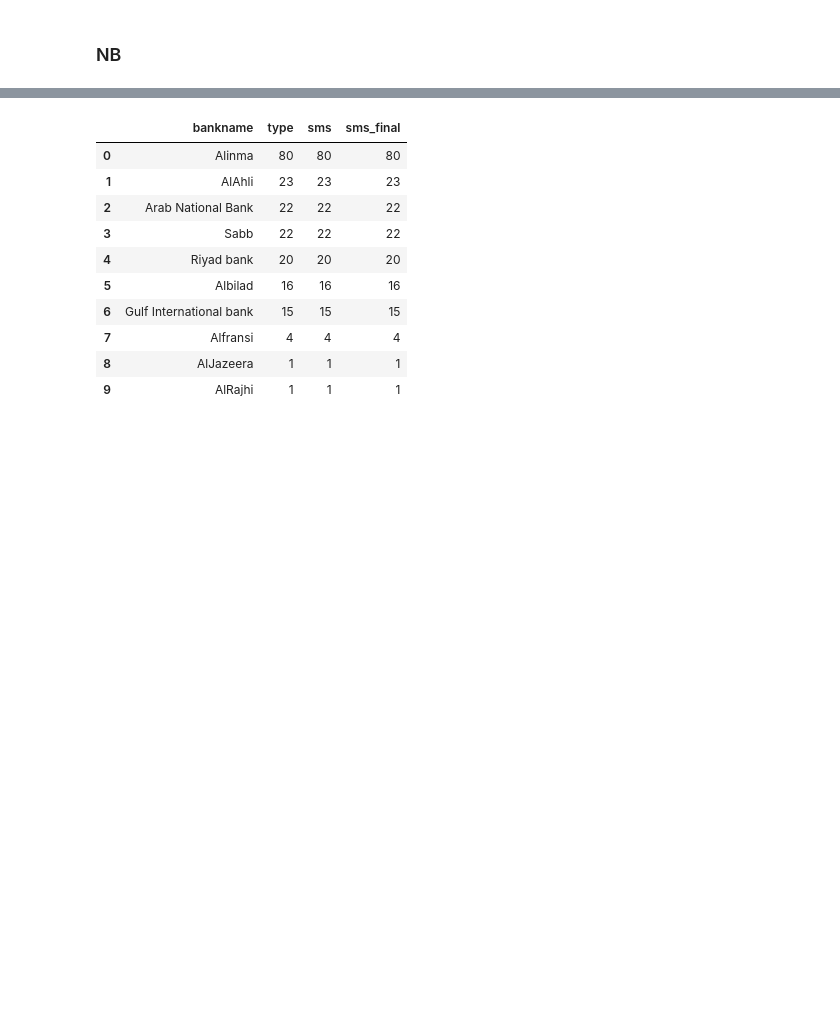
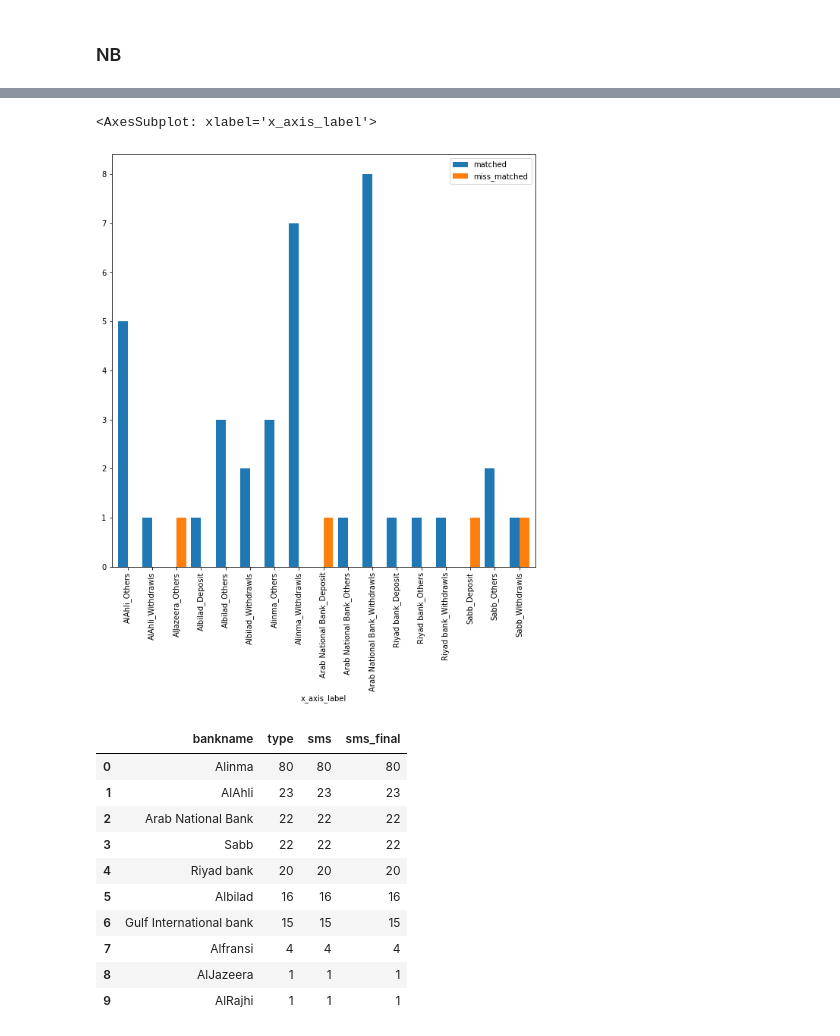
Before and after one commit to AlOmair-Batool/Khazna, a Jupyter notebook: Transactions [SVM Model] [Multiclass].ipynb, the cells around one changed output, grey strips where cells are left out. Cells and saved outputs as stored; diff of their text form; code cells hidden in the pictures; blank space fills up the shorter version.

Commit message:
Count the number of matched records for every bank

```diff
--- a/Transactions [SVM Model] [Multiclass].ipynb
+++ b/Transactions [SVM Model] [Multiclass].ipynb
@@ -461,0 +474,2 @@ df_scatter_plot
+# %%
+df_scatter_plot['Type'] = df_scatter_plot['Actual'].replace([0,1,2],['Deposit','Others','Withdrawls'])
@@ -462,11 +501,10 @@ df_scatter_plot
 # %%
 #count the number of matched records using (sum)  ****FOR EVERY BANK!***
-df_grouped = df_scatter_plot.groupby('Bank')['is_matched'].agg(['sum','count']).reset_index()
+df_grouped = df_scatter_plot.groupby(['Bank','Type'])['is_matched'].agg(['sum','count']).reset_index()
 
-#subtracting all (count) from matched (sum) to get mismatched
+# #subtracting all (count) from matched (sum) to get mismatched
 df_grouped["miss_matched"] = abs(df_grouped['sum'] - df_grouped['count'] )
-#rename
+# #rename
 df_grouped["matched"] = df_grouped["sum"]
 # %%
-df_grouped = df_grouped[["Bank","matched","miss_matched"]]
-df_grouped.sort_values('matched', ascending=False)
+df_grouped = df_grouped[["Bank","Type","matched","miss_matched"]]
@@ -484,3 +532,10 @@ df_grouped.sort_values('matched', ascending=False)
+# %%
+df_grouped["x_axis_label"] = df_grouped["Bank"] +"_"+ df_grouped["Type"]
+# %%
+df_grouped.plot(x="x_axis_label", y=["matched", "miss_matched"], kind="bar", width = 0.8, figsize=(10, 10))
+# %% [output]
+<AxesSubplot: xlabel='x_axis_label'>
+[figure, added]
 # %%
 #The entire data
 transactions.groupby('bankname').count().sort_values('type', ascending=False).reset_index()
```
Also changed, not shown: parts of 20 cells of this notebook.
